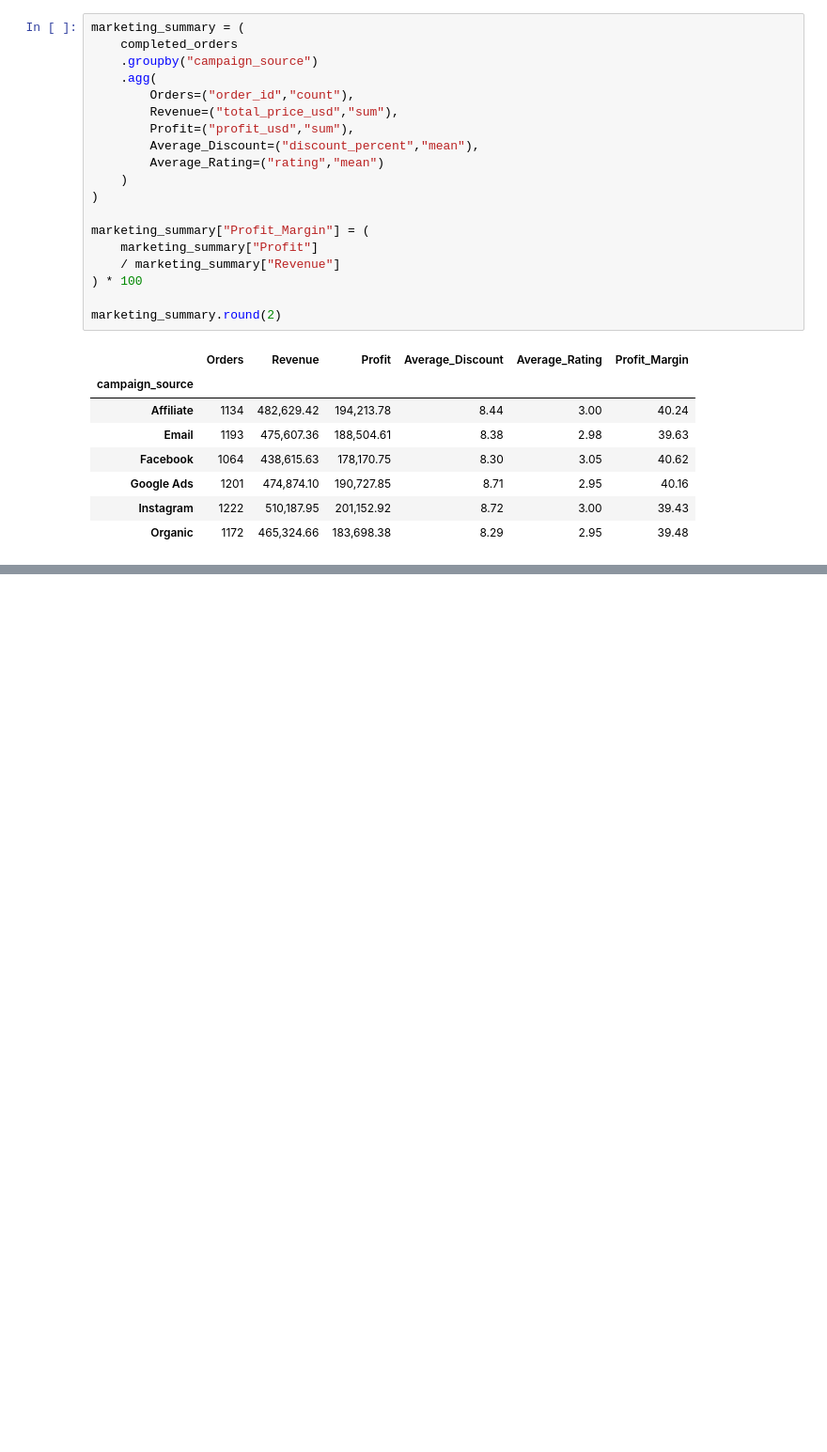
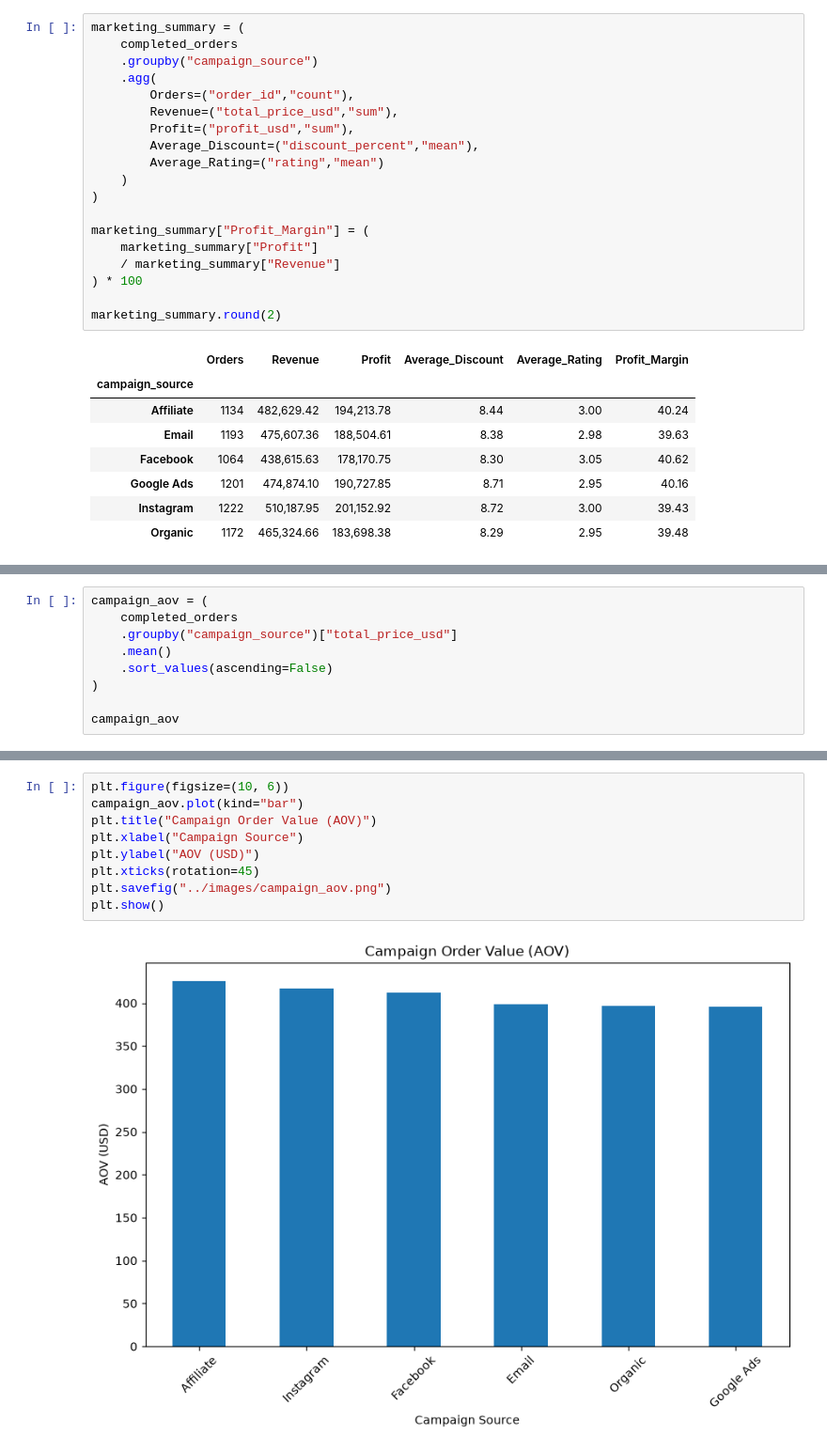
Before and after one commit to Suman-byte8/global-e-commerce-dataset-1M-records-2024-2026-analysis, a Jupyter notebook: notebooks/02_Exploratory_Data_Analysis.ipynb, the cells around one changed output, grey strips where cells are left out. Shown at 94% size. Drawn from its saved outputs; the diff is of its cells as text; blank space fills up the shorter version.

Commit message:
feat: add marketing campaign and discount performance analysis

```diff
--- a/notebooks/02_Exploratory_Data_Analysis.ipynb
+++ b/notebooks/02_Exploratory_Data_Analysis.ipynb
@@ -2511,0 +2550,9 @@ marketing_summary.round(2)
+# %%
+campaign_aov = (
+    completed_orders
+    .groupby("campaign_source")["total_price_usd"]
+    .mean()
+    .sort_values(ascending=False)
+)
+
+campaign_aov
@@ -2511,0 +2568,11 @@ marketing_summary.round(2)
+# %%
+plt.figure(figsize=(10, 6))
+campaign_aov.plot(kind="bar")
+plt.title("Campaign Order Value (AOV)")
+plt.xlabel("Campaign Source")
+plt.ylabel("AOV (USD)")
+plt.xticks(rotation=45)
+plt.savefig("../images/campaign_aov.png")
+plt.show()
+# %% [output]
+[figure, added]
```
Also changed, not shown: parts of 9 cells of this notebook, 1 other file.
